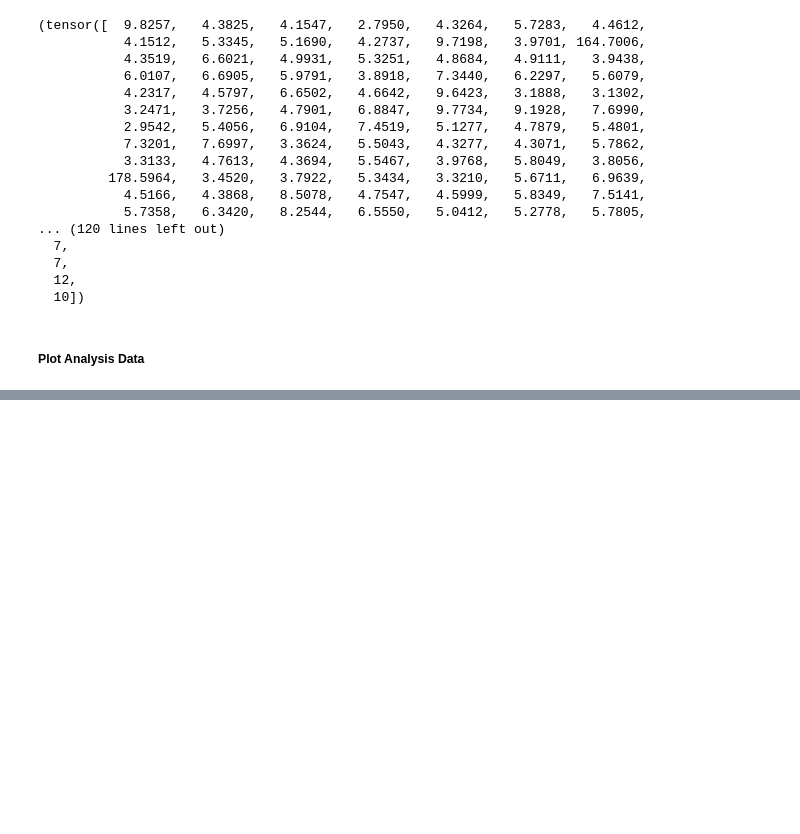
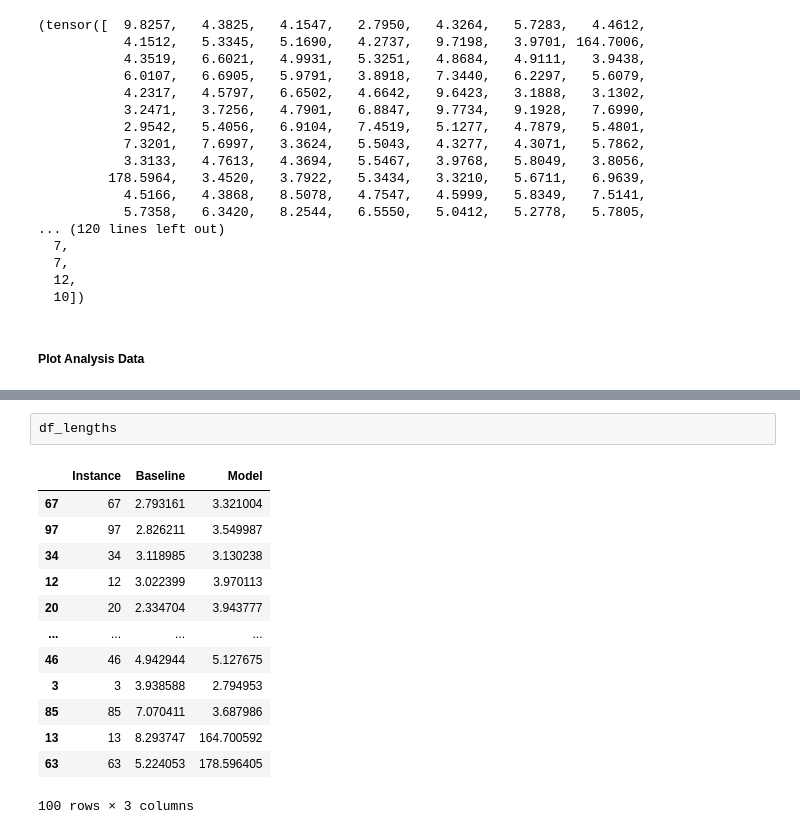
Before and after one commit to kfragkedaki/Master_Thesis, a Jupyter notebook: src/notebooks/basic_algorithm.ipynb, the cells around one changed output, grey strips where cells are left out. Drawn from its saved outputs; the diff is of its cells as text; blank space fills up the shorter version.

```diff
--- a/src/notebooks/basic_algorithm.ipynb
+++ b/src/notebooks/basic_algorithm.ipynb
@@ -490,0 +528,16 @@ plt.show()
+# %%
+df_lengths
+# %% [output]
+|  | Instance | Baseline | Model |
+| 67 | 67 | 2.793161 | 3.321004 |
+| 97 | 97 | 2.826211 | 3.549987 |
+| 34 | 34 | 3.118985 | 3.130238 |
+| 12 | 12 | 3.022399 | 3.970113 |
+| 20 | 20 | 2.334704 | 3.943777 |
+| ... | ... | ... | ... |
+| 46 | 46 | 4.942944 | 5.127675 |
+| 3 | 3 | 3.938588 | 2.794953 |
+| 85 | 85 | 7.070411 | 3.687986 |
+| 13 | 13 | 8.293747 | 164.700592 |
+| 63 | 63 | 5.224053 | 178.596405 |
+100 rows × 3 columns
```
Also changed, not shown: parts of 5 cells of this notebook, 1 other file.
